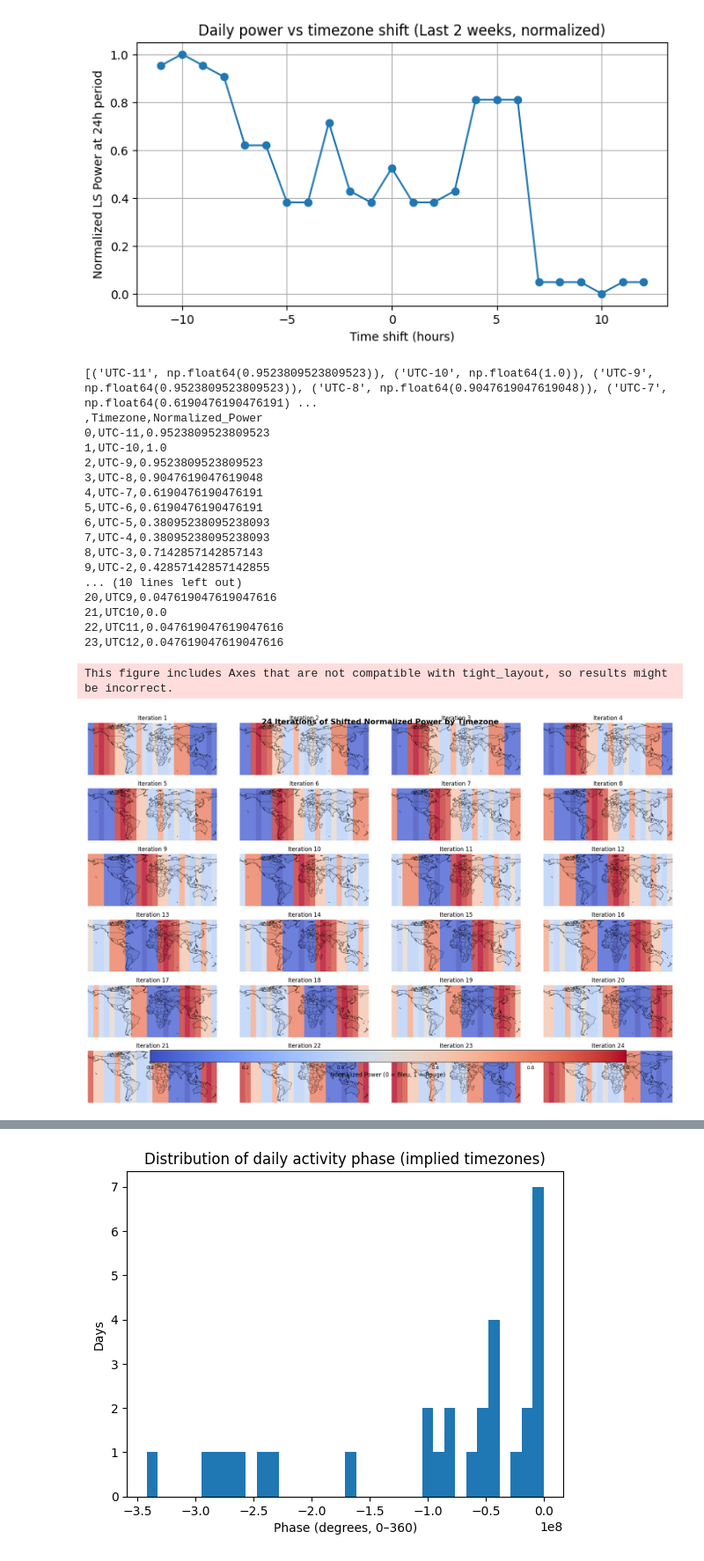
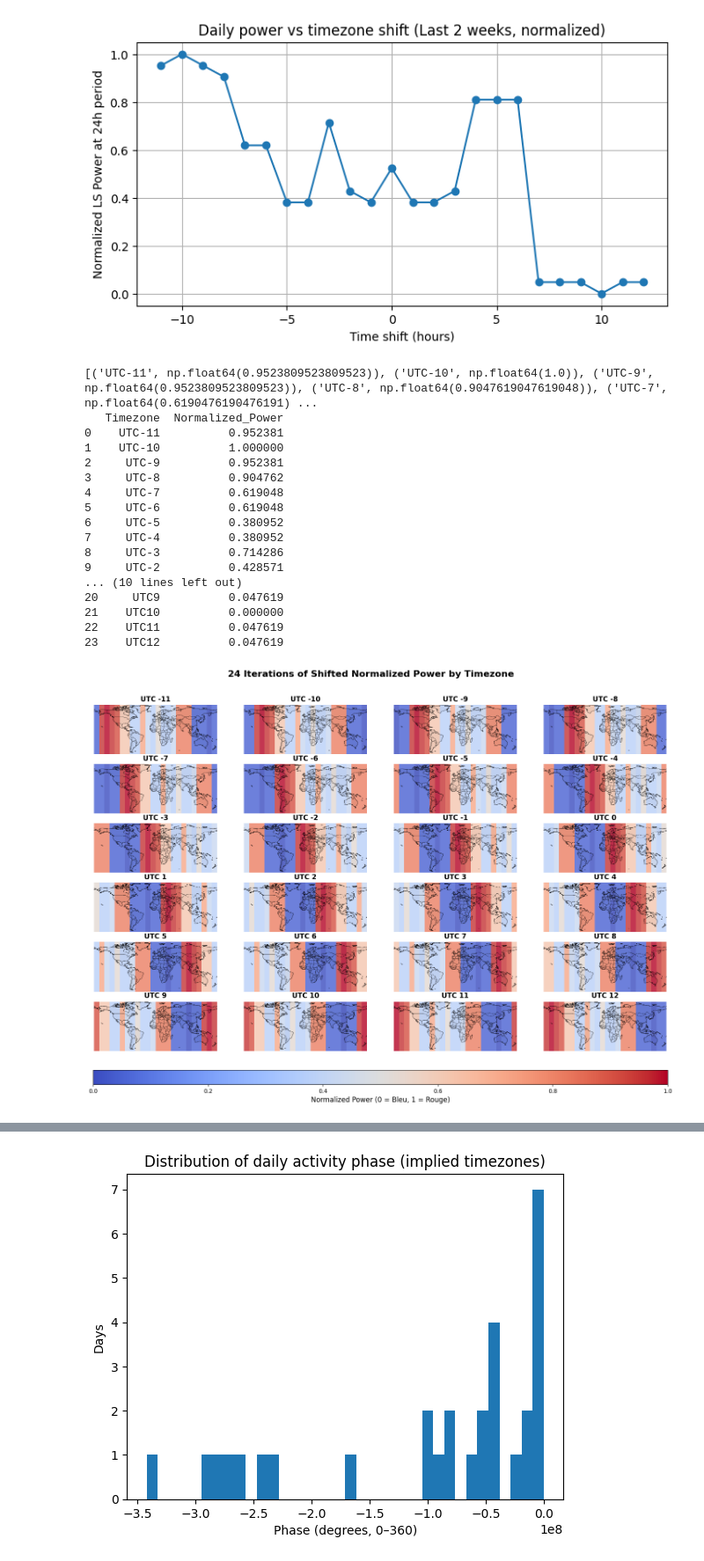
Before and after one commit to LeimKcaj/SteamUsers_Timeseries_Tracking, a Jupyter notebook: notebooks/fourier.ipynb, the cells around one changed output, grey strips where cells are left out. Shown at 88% size. Saved outputs shown, nothing was run; the diff lists cells and outputs as text; code cells hidden in the pictures.

```diff
--- a/notebooks/fourier.ipynb
+++ b/notebooks/fourier.ipynb
@@ -691,7 +703,8 @@ fig.show()
 ### Get weekly tail period harmonics
 # %%
 from astropy.timeseries import LombScargle
-
+t = (df_clean["DateTime"] - df_clean["DateTime"].min()).dt.total_seconds().values
+y = df_clean["Users"].values
 # Compute full periodogram again (same recent slice)
 freq, power = LombScargle(t, y).autopower(minimum_frequency=1e-6, maximum_frequency=1e-4)
 
@@ -769,25 +782,25 @@ print(applied_powers)
 df_timezone_power = pd.DataFrame(applied_powers, columns=["Timezone", "Normalized_Power"])
 csv_tz_power = df_timezone_power.to_csv(index=True)
 
-print(csv_tz_power)
+print(df_timezone_power)
 # %% [output]
 [('UTC-11', np.float64(0.9523809523809523)), ('UTC-10', np.float64(1.0)), ('UTC-9', np.float64(0.9523809523809523)), ('UTC-8', np.float64(0.9047619047619048)), ('UTC-7', np.float64(0.6190476190476191) ...
-,Timezone,Normalized_Power
-0,UTC-11,0.9523809523809523
-1,UTC-10,1.0
-2,UTC-9,0.9523809523809523
-3,UTC-8,0.9047619047619048
-4,UTC-7,0.6190476190476191
-5,UTC-6,0.6190476190476191
-6,UTC-5,0.38095238095238093
-7,UTC-4,0.38095238095238093
-8,UTC-3,0.7142857142857143
-9,UTC-2,0.42857142857142855
+   Timezone  Normalized_Power
+0    UTC-11          0.952381
+1    UTC-10          1.000000
+2     UTC-9          0.952381
+3     UTC-8          0.904762
+4     UTC-7          0.619048
+5     UTC-6          0.619048
+6     UTC-5          0.380952
+7     UTC-4          0.380952
+8     UTC-3          0.714286
+9     UTC-2          0.428571
 ... (10 lines left out)
-20,UTC9,0.047619047619047616
-21,UTC10,0.0
-22,UTC11,0.047619047619047616
-23,UTC12,0.047619047619047616
+20     UTC9          0.047619
+21    UTC10          0.000000
+22    UTC11          0.047619
+23    UTC12          0.047619
 # %%
 import numpy as np
 import matplotlib.pyplot as plt
@@ -803,43 +816,42 @@ cmap = plt.cm.coolwarm
 norm = plt.Normalize(vmin=0, vmax=1)
 
 for i in range(24):
-    shifted = df.copy()
-    # ✅ cyclic shift of normalized power values
-    shifted["Normalized_Power"] = np.roll(df["Normalized_Power"].values, i)
+    shifted = df_timezone_power.copy()
+    # cyclic shift of normalized power values
+    shifted["Normalized_Power"] = np.roll(df_timezone_power["Normalized_Power"].values, i)
 
     ax = axes[i]
     ax.set_global()
     ax.add_feature(cfeature.LAND, facecolor="lightgray", zorder=0)
     ax.add_feature(cfeature.COASTLINE, linewidth=0.4)
     ax.add_feature(cfeature.BORDERS, linewidth=0.3)
 
     for _, row in shifted.iterrows():
-        lon_min = row["Timezone_int"] * 15
+        lon_min = int(row["Timezone"].replace("UTC", "")) * 15
         lon_max = lon_min + 15
         color = cmap(norm(row["Normalized_Power"]))
         rect = Rectangle((lon_min, -90), 15, 180,
                          facecolor=color, alpha=0.8,
                          transform=ccrs.PlateCarree(), zorder=1)
         ax.add_patch(rect)
 
     ax.set_extent([-180, 180, -60, 85])
-    ax.set_title(f"Iteration {i+1}")
+    ax.set_title(f"UTC {i-11}", fontsize=12, weight="bold")
     ax.axis("off")
 
 # shared colorbar
 sm = plt.cm.ScalarMappable(cmap=cmap, norm=norm)
 sm.set_array([])
 cbar = fig.colorbar(sm, ax=axes, orientation="horizontal",
                     fraction=0.04, pad=0.05, aspect=40)
 cbar.set_label("Normalized Power (0 = Bleu, 1 = Rouge)", fontsize=12)
 
 plt.suptitle("24 Iterations of Shifted Normalized Power by Timezone",
              fontsize=16, weight="bold", y=0.95)
-plt.tight_layout()
+#plt.tight_layout()
 plt.show()
 # %% [output]
-This figure includes Axes that are not compatible with tight_layout, so results might be incorrect.
-[figure, old version]
+[figure, new version]
 # %%
 from scipy.signal import hilbert
 
```
Also changed, not shown: parts of 10 cells of this notebook, 2 other files.
